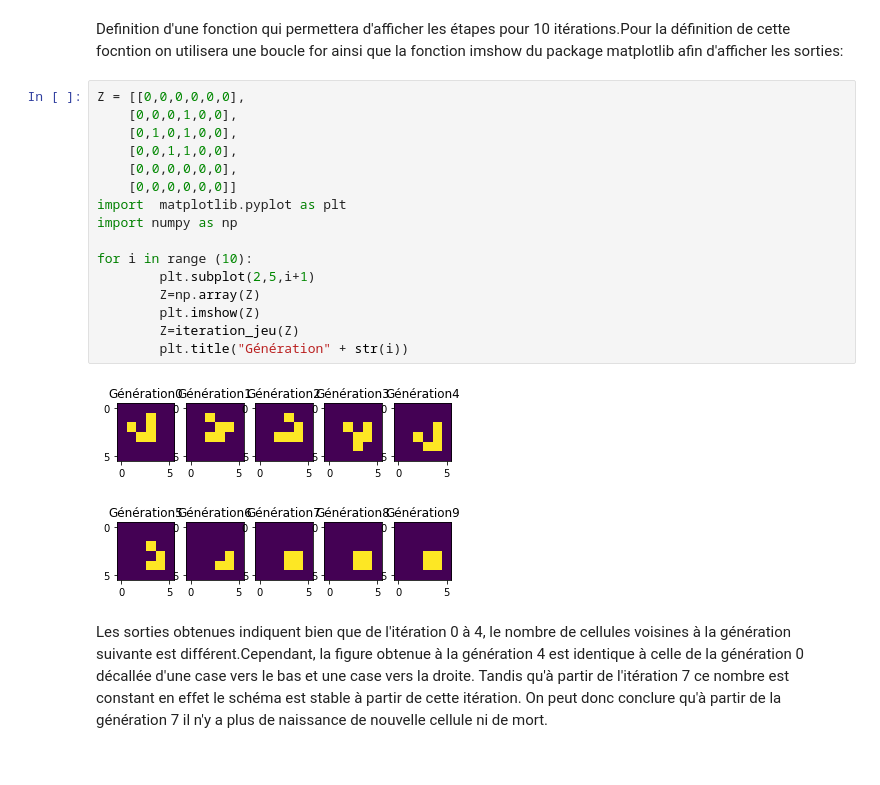
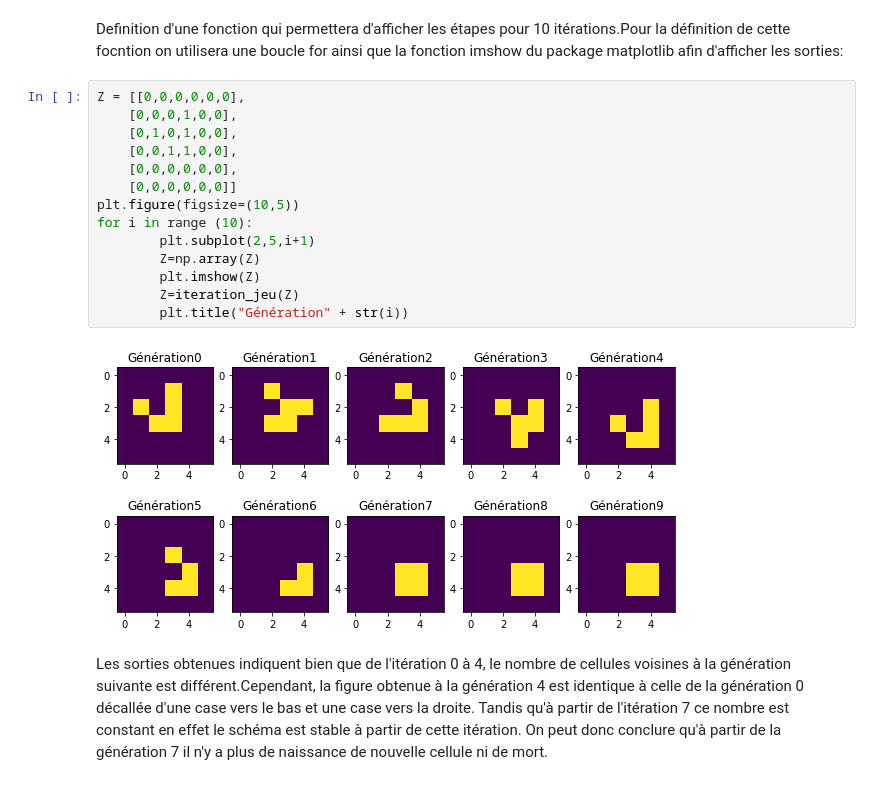
Before and after one commit to selenaiskounen/Jeu_de_la_vie, a Jupyter notebook: HMMA238_TP_selenaiskounen.ipynb, the cells around one changed output. Cells and saved outputs as stored; diff of their text form.

```diff
--- a/HMMA238_TP_selenaiskounen.ipynb
+++ b/HMMA238_TP_selenaiskounen.ipynb
@@ -98,21 +96,19 @@ Definition d'une fonction qui permettera d'afficher les étapes pour 10 itérati
 # %%
 Z = [[0,0,0,0,0,0],
     [0,0,0,1,0,0],
     [0,1,0,1,0,0],
     [0,0,1,1,0,0],
     [0,0,0,0,0,0],
     [0,0,0,0,0,0]]
-import  matplotlib.pyplot as plt
-import numpy as np
-
+plt.figure(figsize=(10,5))
 for i in range (10):
         plt.subplot(2,5,i+1)
         Z=np.array(Z)
         plt.imshow(Z)
         Z=iteration_jeu(Z)
         plt.title("Génération" + str(i))
 # %% [output]
-[figure, old version]
+[figure, new version]
 # %% [markdown]
 Les sorties obtenues indiquent bien que de l'itération 0 à 4, le nombre de cellules voisines à la génération suivante est différent.Cependant, la figure obtenue à la génération 4 est identique à celle de la génération 0 décallée d'une case vers le bas et une case vers la droite. Tandis qu'à partir de l'itération 7 ce nombre est constant en effet le schéma est stable à partir de cette itération. On peut donc conclure qu'à partir de la génération 7 il n'y a plus de naissance de nouvelle cellule ni de mort.
 # %% [markdown]
```
Also changed, not shown: parts of 15 cells of this notebook.
